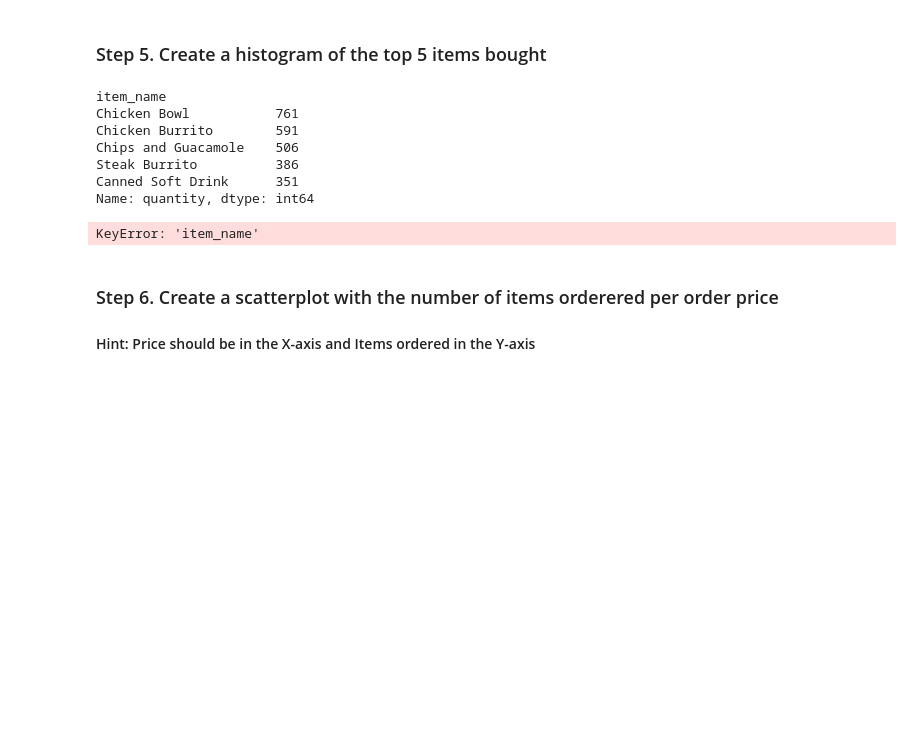
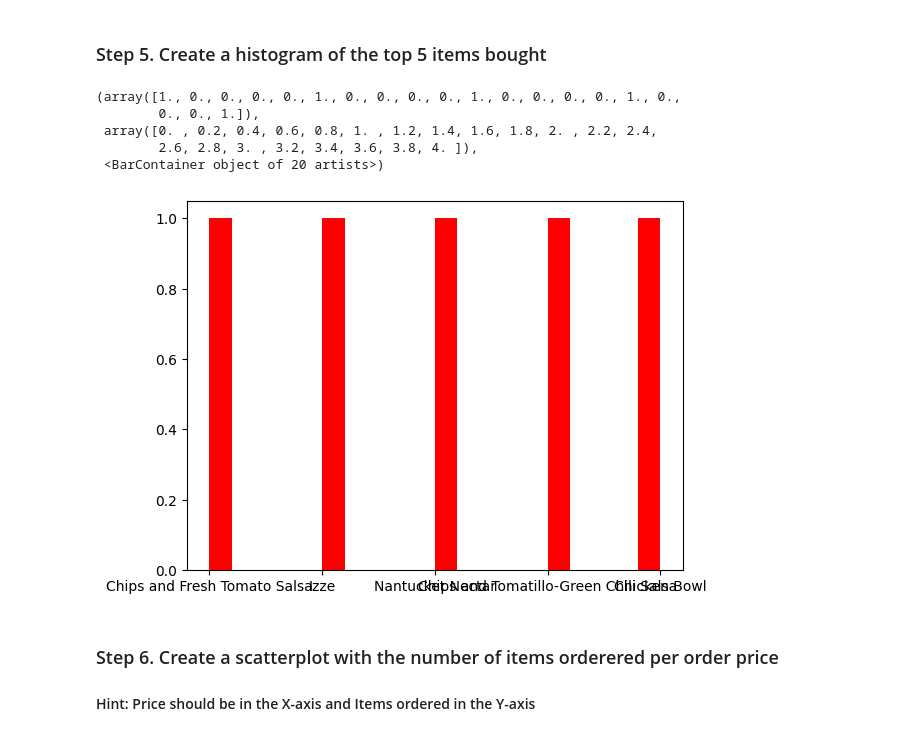
Before and after one commit to Dzithendo31/pandas_exercises, a Jupyter notebook: Exercise-2.ipynb, the cells around one changed output. Saved outputs shown, nothing was run; the diff lists cells and outputs as text; code cells hidden in the pictures; blank space fills up the shorter version.

```diff
--- a/Exercise-2.ipynb
+++ b/Exercise-2.ipynb
@@ -34,19 +34,18 @@ chipo.head(10)
 ### Step 5. Create a histogram of the top 5 items bought
 # %%
 #Top 5 in terms order
-itemsGrouped = chipo.groupby('item_name')['quantity'].sum()
-top_5_items = itemsGrouped.sort_values(ascending=False).head(5)
-print(top_5_items)
-plt.hist(top_5_items['item_name'],color='red',bins=20)
+# itemsGrouped = chipo.groupby('item_name')['quantity'].sum()
+# top_5_items = itemsGrouped.sort_values(ascending=False).head(5)
+# print(top_5_items)
+
+plt.hist(chipo['item_name'].head(5),color='red',bins=20)
 # %% [output]
-item_name
-Chicken Bowl           761
-Chicken Burrito        591
-Chips and Guacamole    506
-Steak Burrito          386
-Canned Soft Drink      351
-Name: quantity, dtype: int64
+(array([1., 0., 0., 0., 0., 1., 0., 0., 0., 0., 1., 0., 0., 0., 0., 1., 0.,
+        0., 0., 1.]),
+ array([0. , 0.2, 0.4, 0.6, 0.8, 1. , 1.2, 1.4, 1.6, 1.8, 2. , 2.2, 2.4,
+        2.6, 2.8, 3. , 3.2, 3.4, 3.6, 3.8, 4. ]),
+ <BarContainer object of 20 artists>)
-KeyError: 'item_name'
+[figure, added]
 # %% [markdown]
 ### Step 6. Create a scatterplot with the number of items orderered per order price
 #### Hint: Price should be in the X-axis and Items ordered in the Y-axis
```
